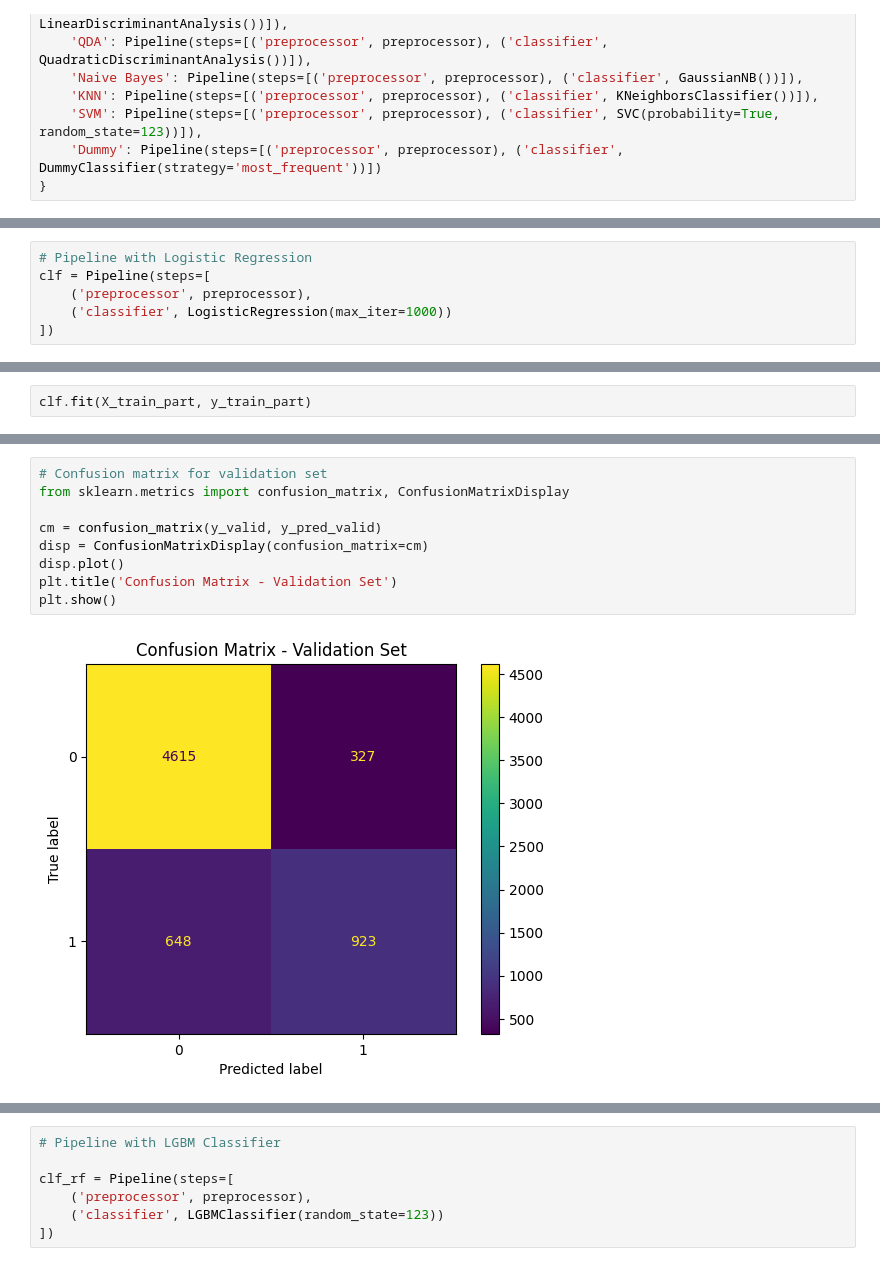
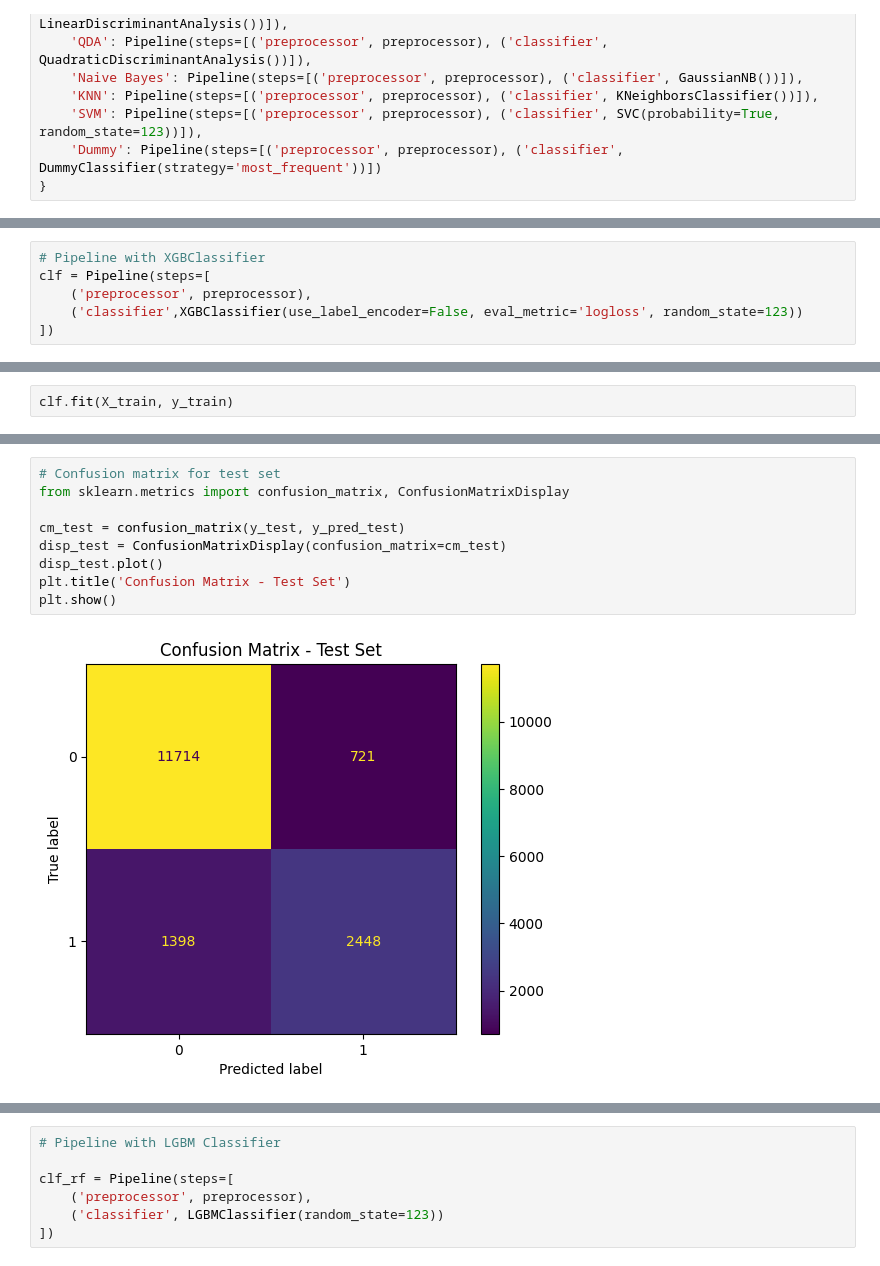
Before and after one commit to NishantSushmakar/responsible-data-science, a Jupyter notebook: notebook/classification.ipynb, the cells around one changed output, grey strips where cells are left out. Cells and saved outputs as stored; diff of their text form.

```diff
--- a/notebook/classification.ipynb
+++ b/notebook/classification.ipynb
@@ -318,6 +328,6 @@ Model Evaluation After Binarization:
 # %%
-# Pipeline with Logistic Regression
+# Pipeline with XGBClassifier
 clf = Pipeline(steps=[
     ('preprocessor', preprocessor),
-    ('classifier', LogisticRegression(max_iter=1000))
+    ('classifier',XGBClassifier(use_label_encoder=False, eval_metric='logloss', random_state=123))
 ])
@@ -329,5 +334,5 @@ X_train_part, X_valid, y_train_part, y_valid = train_test_split(
 # %%
-clf.fit(X_train_part, y_train_part)
+clf.fit(X_train, y_train)
 # %% [output]
 Pipeline(steps=[('preprocessor',
                  Pipeline(steps=[('columns',
@@ -368,11 +374,11 @@ weighted avg       0.84      0.85      0.84      6513
 # %%
-# Confusion matrix for validation set
+# Confusion matrix for test set
 from sklearn.metrics import confusion_matrix, ConfusionMatrixDisplay
 
-cm = confusion_matrix(y_valid, y_pred_valid)
-disp = ConfusionMatrixDisplay(confusion_matrix=cm)
-disp.plot()
-plt.title('Confusion Matrix - Validation Set')
+cm_test = confusion_matrix(y_test, y_pred_test)
+disp_test = ConfusionMatrixDisplay(confusion_matrix=cm_test)
+disp_test.plot()
+plt.title('Confusion Matrix - Test Set')
 plt.show()
 # %% [output]
-[figure, old version]
+[figure, new version]
```
Also changed, not shown: parts of 16 cells of this notebook.
